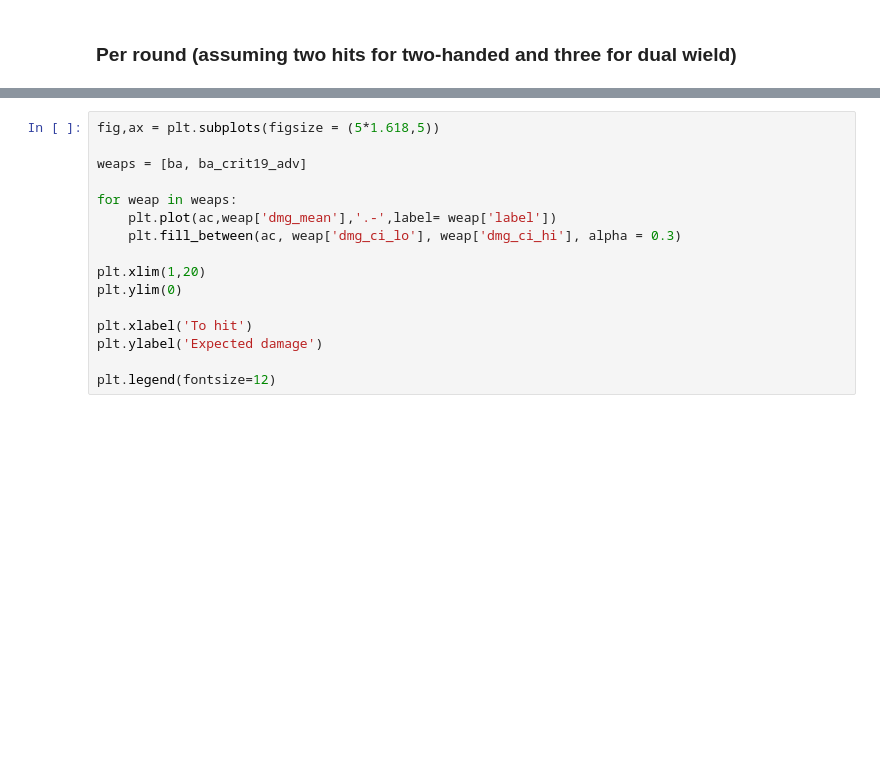
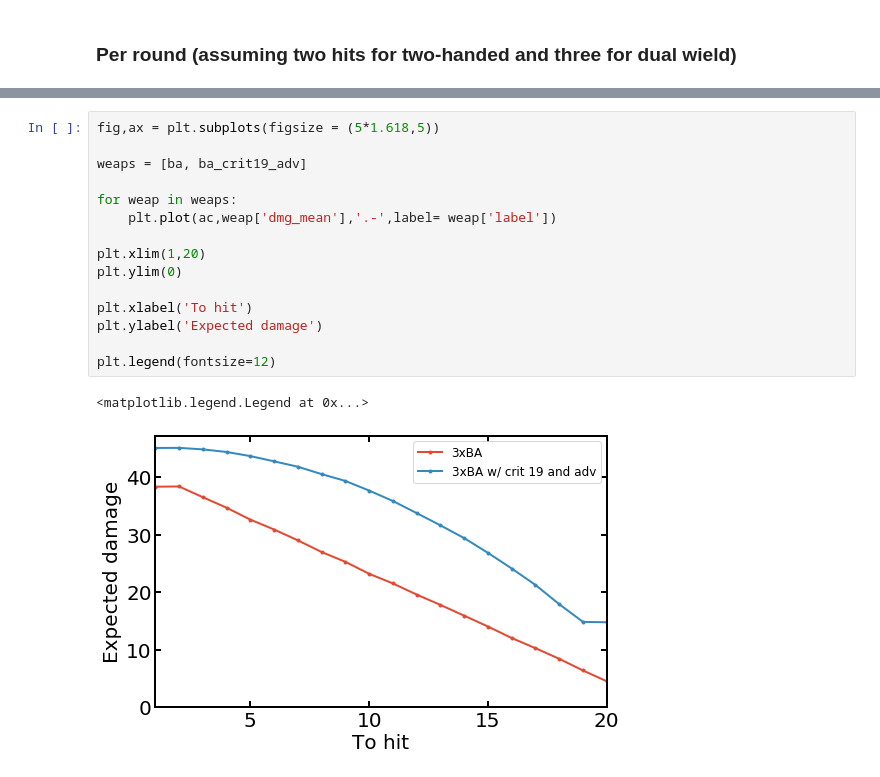
Before and after one commit to aaronsharpe/DnD, a Jupyter notebook: melee_analysis.ipynb, the cells around one changed output, grey strips where cells are left out. Cells and saved outputs as stored; diff of their text form; blank space fills up the shorter version.

```diff
--- a/melee_analysis.ipynb
+++ b/melee_analysis.ipynb
@@ -352,19 +299,21 @@ plt.legend(fontsize=12)
 # %%
 fig,ax = plt.subplots(figsize = (5*1.618,5))
 
 weaps = [ba, ba_crit19_adv]
 
 for weap in weaps:
     plt.plot(ac,weap['dmg_mean'],'.-',label= weap['label'])
-    plt.fill_between(ac, weap['dmg_ci_lo'], weap['dmg_ci_hi'], alpha = 0.3)
 
 plt.xlim(1,20)
 plt.ylim(0)
 
 plt.xlabel('To hit')
 plt.ylabel('Expected damage')
 
 plt.legend(fontsize=12)
+# %% [output]
+<matplotlib.legend.Legend at 0x...>
+[figure, added]
 # %%
 fig,ax = plt.subplots(figsize = (5*1.618,5))
 
```
Also changed, not shown: parts of 21 cells of this notebook, 1 other file.
